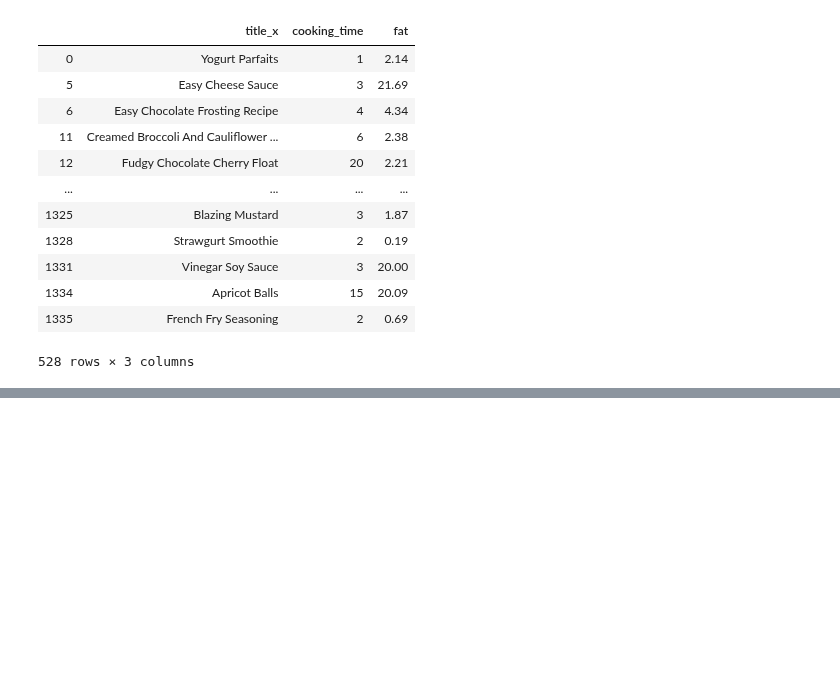
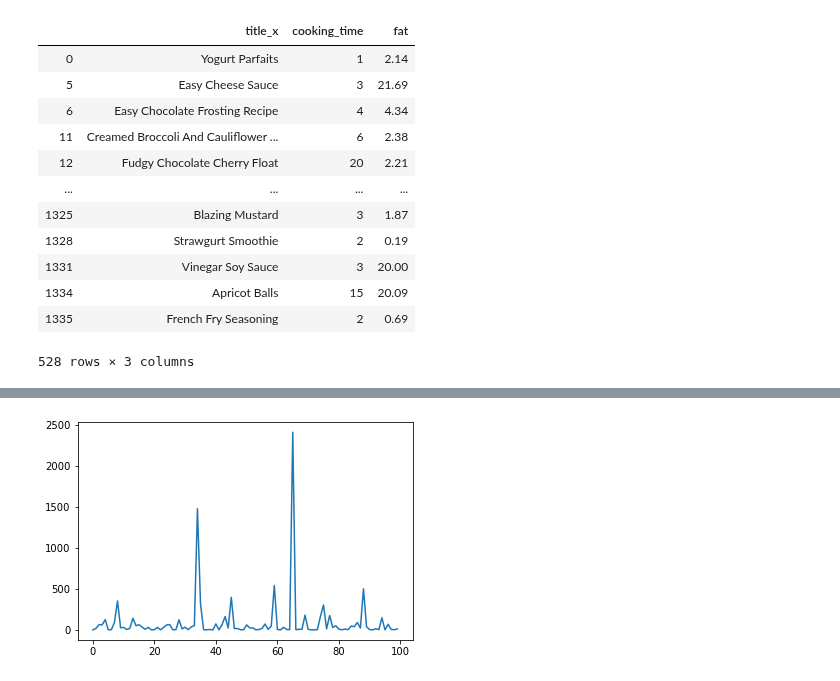
Before and after one commit to alex-mocanu/A-Network-Tour-of-DS-Homework, a Jupyter notebook: Project/cooking_time.ipynb, the cells around one changed output, grey strips where cells are left out. Cells and saved outputs as stored; diff of their text form; code cells hidden in the pictures; blank space fills up the shorter version.

```diff
--- a/Project/cooking_time.ipynb
+++ b/Project/cooking_time.ipynb
@@ -290,0 +377,5 @@ subdf.iloc[:1000][indices]
+# %%
+plt.plot(X[:100,0])
+plt.show()
+# %% [output]
+[figure, added]
```
Also changed, not shown: parts of 25 cells of this notebook.
